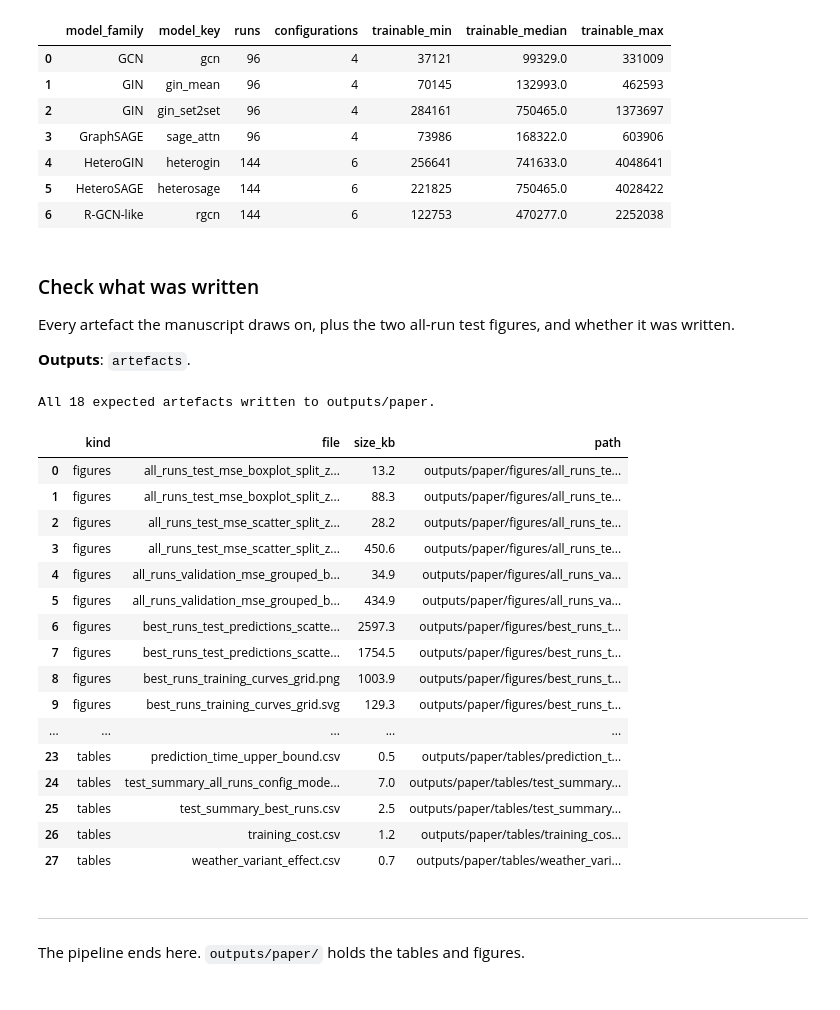
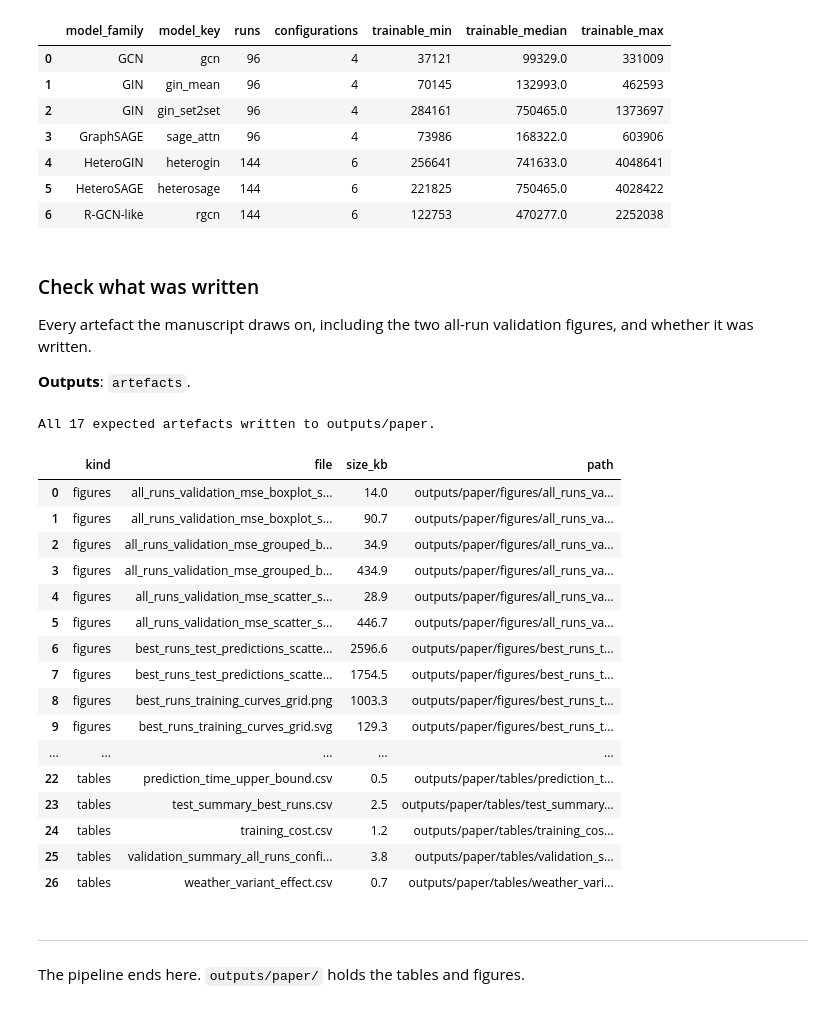
Before and after one commit to adalach/BuildingEnergyGraphs, a Jupyter notebook: notebooks/BEG_05_Results.ipynb, the cells around one changed output. Cells and saved outputs as stored; diff of their text form; code cells hidden in the pictures.

```diff
--- a/notebooks/BEG_05_Results.ipynb
+++ b/notebooks/BEG_05_Results.ipynb
@@ -651,59 +613,59 @@ parameter_ranges
 # %% [markdown]
 ### Check what was written
 
-Every artefact the manuscript draws on, plus the two all-run test figures, and whether it was
+Every artefact the manuscript draws on, including the two all-run validation figures, and whether it was
 written.
 
 **Outputs**: `artefacts`.
 # %%
 artefacts = pd.DataFrame(
     [
         {"kind": path.parent.name, "file": path.name,
          "size_kb": round(path.stat().st_size / 1024, 1), "path": display_path(path)}
         for path in sorted(list(TABLES_DIR.glob("*.csv")) + list(FIGURES_DIR.glob("*.*")))
     ]
 )
 
 expected = {
     # the tables the manuscript and its appendix draw on
-    "test_summary_best_runs.csv", "test_summary_all_runs_config_model_key.csv",
-    "configuration_rank_stability.csv", "configuration_ranking.csv", "building_order_fidelity.csv",
+    "test_summary_best_runs.csv", "validation_summary_all_runs_config_model_key.csv",
+    "configuration_ranking.csv", "building_order_fidelity.csv",
     "weather_variant_effect.csv", "best_runs_error_distribution.csv",
     "computational_cost_summary.csv", "training_cost.csv", "prediction_time_upper_bound.csv",
     "parameter_count_ranges.csv", "parameter_counts_by_run.csv",
     # the figures, under the names the manuscript embeds
     "all_runs_validation_mse_grouped_by_weather.png", "best_runs_training_curves_grid.png",
     "best_runs_test_predictions_scatter.png", "computational_costs.png",
-    # the all-run test figures, for the spread of every run
-    "all_runs_test_mse_boxplot_split_zones_components.png",
-    "all_runs_test_mse_scatter_split_zones_components.png",
+    # validation figures that show the spread of every run
+    "all_runs_validation_mse_boxplot_split_zones_components.png",
+    "all_runs_validation_mse_scatter_split_zones_components.png",
 }
 missing = sorted(expected - set(artefacts["file"]))
 if missing:
     print(f"MISSING {len(missing)} artefact(s): {missing}")
 else:
     print(f"All {len(expected)} expected artefacts written to {display_path(PAPER_DIR)}.")
 
 artefacts
 # %% [output]
-All 18 expected artefacts written to outputs/paper.
+All 17 expected artefacts written to outputs/paper.
 |  | kind | file | size_kb | path |
-| 0 | figures | all_runs_test_mse_boxplot_split_z... | 13.2 | outputs/paper/figures/all_runs_te... |
-| 1 | figures | all_runs_test_mse_boxplot_split_z... | 88.3 | outputs/paper/figures/all_runs_te... |
-| 2 | figures | all_runs_test_mse_scatter_split_z... | 28.2 | outputs/paper/figures/all_runs_te... |
-| 3 | figures | all_runs_test_mse_scatter_split_z... | 450.6 | outputs/paper/figures/all_runs_te... |
-| 4 | figures | all_runs_validation_mse_grouped_b... | 34.9 | outputs/paper/figures/all_runs_va... |
-| 5 | figures | all_runs_validation_mse_grouped_b... | 434.9 | outputs/paper/figures/all_runs_va... |
-| 6 | figures | best_runs_test_predictions_scatte... | 2597.3 | outputs/paper/figures/best_runs_t... |
+| 0 | figures | all_runs_validation_mse_boxplot_s... | 14.0 | outputs/paper/figures/all_runs_va... |
+| 1 | figures | all_runs_validation_mse_boxplot_s... | 90.7 | outputs/paper/figures/all_runs_va... |
+| 2 | figures | all_runs_validation_mse_grouped_b... | 34.9 | outputs/paper/figures/all_runs_va... |
+| 3 | figures | all_runs_validation_mse_grouped_b... | 434.9 | outputs/paper/figures/all_runs_va... |
+| 4 | figures | all_runs_validation_mse_scatter_s... | 28.9 | outputs/paper/figures/all_runs_va... |
+| 5 | figures | all_runs_validation_mse_scatter_s... | 446.7 | outputs/paper/figures/all_runs_va... |
+| 6 | figures | best_runs_test_predictions_scatte... | 2596.6 | outputs/paper/figures/best_runs_t... |
 | 7 | figures | best_runs_test_predictions_scatte... | 1754.5 | outputs/paper/figures/best_runs_t... |
-| 8 | figures | best_runs_training_curves_grid.png | 1003.9 | outputs/paper/figures/best_runs_t... |
+| 8 | figures | best_runs_training_curves_grid.png | 1003.3 | outputs/paper/figures/best_runs_t... |
 | 9 | figures | best_runs_training_curves_grid.svg | 129.3 | outputs/paper/figures/best_runs_t... |
 | ... | ... | ... | ... | ... |
-| 23 | tables | prediction_time_upper_bound.csv | 0.5 | outputs/paper/tables/prediction_t... |
-| 24 | tables | test_summary_all_runs_config_mode... | 7.0 | outputs/paper/tables/test_summary... |
-| 25 | tables | test_summary_best_runs.csv | 2.5 | outputs/paper/tables/test_summary... |
-| 26 | tables | training_cost.csv | 1.2 | outputs/paper/tables/training_cos... |
-| 27 | tables | weather_variant_effect.csv | 0.7 | outputs/paper/tables/weather_vari... |
+| 22 | tables | prediction_time_upper_bound.csv | 0.5 | outputs/paper/tables/prediction_t... |
+| 23 | tables | test_summary_best_runs.csv | 2.5 | outputs/paper/tables/test_summary... |
+| 24 | tables | training_cost.csv | 1.2 | outputs/paper/tables/training_cos... |
+| 25 | tables | validation_summary_all_runs_confi... | 3.8 | outputs/paper/tables/validation_s... |
+| 26 | tables | weather_variant_effect.csv | 0.7 | outputs/paper/tables/weather_vari... |
 # %% [markdown]
 ---
 
```
Also changed, not shown: parts of 6 cells of this notebook, 4 other files.
